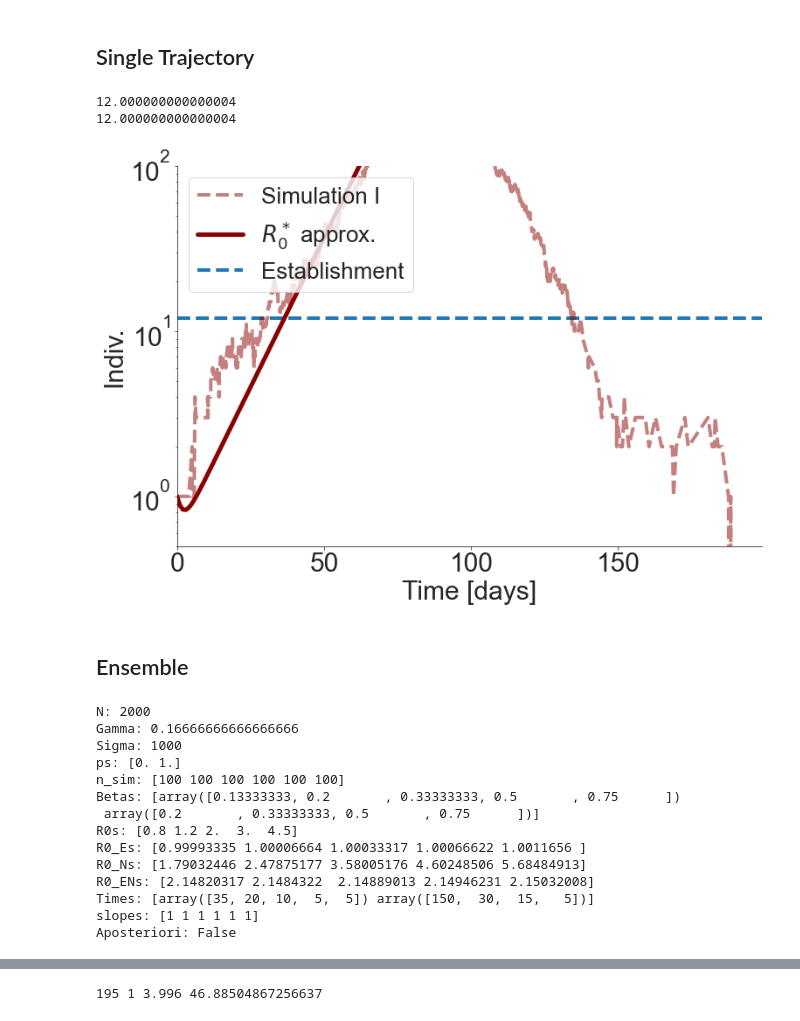
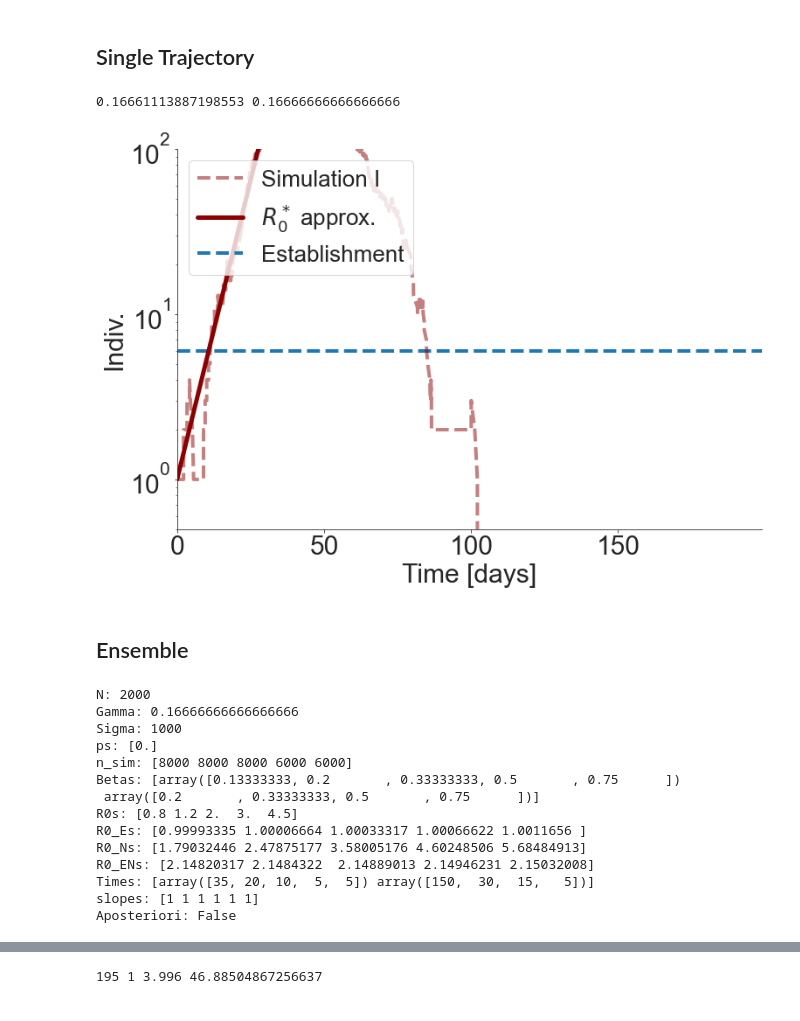
Before and after one commit to betoto008/Epidemiology_2020, a Jupyter notebook: Jupyter_Notebooks/1_Stochastic_Network.ipynb, the cells around one changed output, grey strips where cells are left out. Drawn from its saved outputs; the diff is of its cells as text; code cells hidden in the pictures.

```diff
--- a/Jupyter_Notebooks/1_Stochastic_Network.ipynb
+++ b/Jupyter_Notebooks/1_Stochastic_Network.ipynb
@@ -73,39 +72,38 @@ intervals = 100
 p=1.0
 R0 = 2
 gamma = 1/6
-sigma = 1/4
+sigma = 10
 beta = R0*gamma
 T_total = 200
 repetitions = 1
 fig, ax = plt.subplots(figsize=(12,8))
 lambda1 = ((-sigma-gamma)/(2)) + (1/2)*np.sqrt((sigma-gamma)**2 + 4*sigma*beta)
+print(lambda1, beta-gamma)
 est = 1/(lambda1)
-print(est)
-print(est)
+
 ### run function
 Tseries, Eseries, Iseries, I_max_1, I_max_2, time, E_solution, I_solution, sol_total_approx, status = run_network_trajectory(N=N, G=G1, beta=beta, sigma = sigma, gamma=gamma, T_total=T_total, intervals=intervals, p = p, initE=0, initI = 1, est = est, folder = Text_files_path +'Stochastic/Networks/'+graphs_names[0])
 ### plot
 plot_trajectory(N=N, G_name = graphs_names[0], beta=beta, sigma=sigma, gamma=gamma, T_total=T_total,  p=p, initE=0, initI = 1, est=est, Tseries=Tseries, Eseries=Eseries, Iseries=Iseries,
                 I_max_1=I_max_1, I_max_2=I_max_2, time=time, E_solution=E_solution, I_solution=I_solution, folder='../Figures/Control/Stochastic/Networks/', external_ax = ax, labels = True, succ = status,
                 plot_E=False, plot_I=True)
 ax.set_ylim(0.5, 100)
 ##Run over graphs
 for i in range(repetitions-1):
     ### run function
     Tseries, Eseries, Iseries, I_max_1, I_max_2, time, E_solution, I_solution, sol_total_approx, status = run_network_trajectory(N=N, G=G1, beta=beta, sigma = sigma, gamma=gamma, T_total=T_total,
                                                                                                                                  intervals=intervals, p = p, initE=0, initI = 1, est = est, folder ='../../../../Dropbox/Research/Text_files/Stochastic/Networks/'+graphs_names[0] )
     ### plot
     plot_trajectory(N=N, G_name = graphs_names[0], beta=beta, sigma=sigma, gamma=gamma, T_total=T_total,  p=p, initE=0, initI = 1, est=est, Tseries=Tseries, Eseries=Eseries, Iseries=Iseries,
         I_max_1=I_max_1, I_max_2=I_max_2, time=time, E_solution=E_solution, I_solution=I_solution, folder='../Figures/Control/Stochastic/Networks/', external_ax = ax, labels = False, succ = status,
         plot_E=False, plot_I=True)
     ax.set_ylim(0.5,100)
 
 fig.savefig('../Figures/Stochastic/Networks/'+graphs_names[0]+'/Trajectories/trajectory_R0%.1f_sigma%.1f_N%.0f_p%.1f_'%(beta/gamma, sigma, N, p)+graphs_names[0]+'.pdf')
 #fig.savefig('../Figures/Control/Stochastic/Trajectories/Networks/'+graphs_names[0]+'/trajectory_R0%.1f_sigma%.1f_N%.0f_p%.1f_'%(beta/gamma, sigma, N, p)+graphs_names[0]+'.png', transparent=True)
 # %% [output]
-12.000000000000004
-12.000000000000004
+0.16661113887198553 0.16666666666666666
-[figure, old version]
+[figure, new version]
 # %% [markdown]
 ## Ensemble
 # %%
@@ -123,11 +121,11 @@ graphs_names = np.array(['barabasi-albert','watts-strogatz'])
 sampling_protocol = np.array(['uniform', 'aposteriori'])
 folders  = np.array(['../Figures/Control/Stochastic/Ensemble/Networks/', '../Figures/Stochastic/Networks/'])
 
-ps = np.array([0.0, 1.0])
-#ps = np.array([1.0, 0.5, 0.1, 0.0])
+#ps = np.array([0.0, 1.0])
+ps = np.array([0.0])
 print('ps:',ps)
-n_sims = np.array([100, 100, 100, 100, 100, 100])
-#n_sims = np.array([3000, 1000, 1000, 800, 800, 600, 500])
+#n_sims = np.array([100, 100, 100, 100, 100])
+n_sims = np.array([8000, 8000, 8000, 6000, 6000])
 print('n_sim:',n_sims)
 
 R0s = np.array([1.2, 2.0, 3.0, 4.5])
@@ -164,8 +162,8 @@ print('Aposteriori:',aposteriori)
 N: 2000
 Gamma: 0.16666666666666666
 Sigma: 1000
-ps: [0. 1.]
-n_sim: [100 100 100 100 100 100]
+ps: [0.]
+n_sim: [8000 8000 8000 6000 6000]
 Betas: [array([0.13333333, 0.2       , 0.33333333, 0.5       , 0.75      ])
  array([0.2       , 0.33333333, 0.5       , 0.75      ])]
 R0s: [0.8 1.2 2.  3.  4.5]
```
Also changed, not shown: parts of 17 cells of this notebook, 28 other files.
